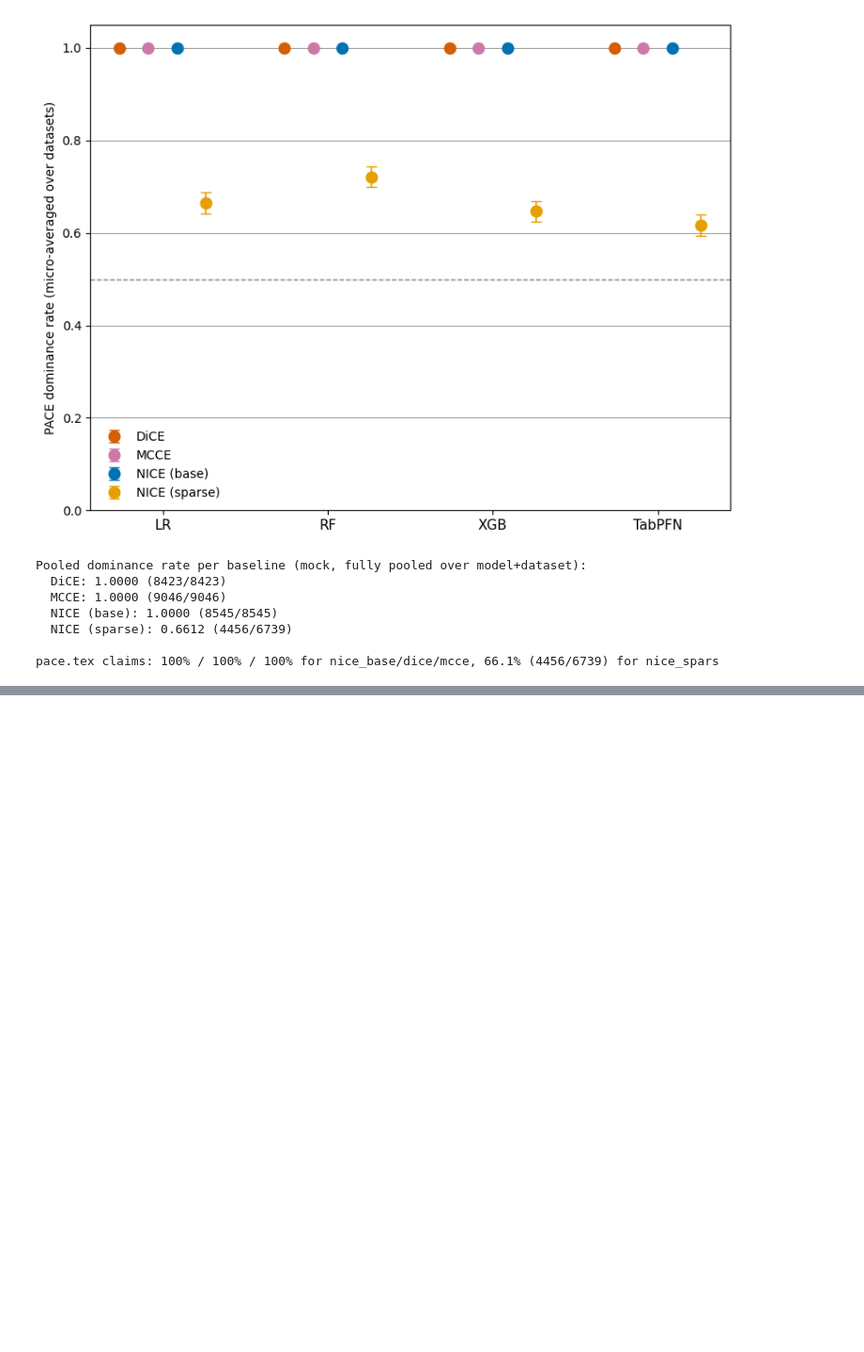
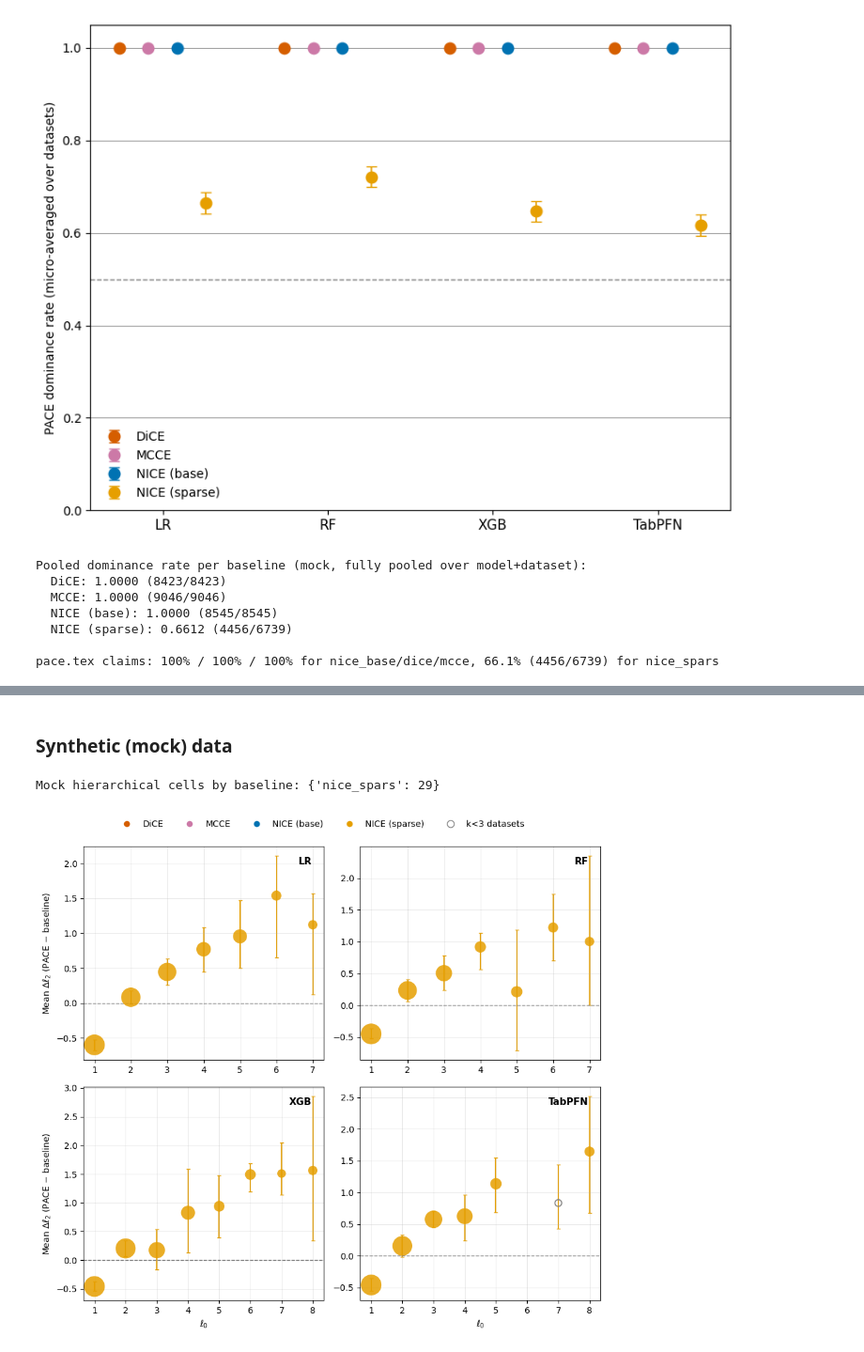
Before and after one commit to leonidaschristodoulou/cf-proposal, a Jupyter notebook: cfprop_analysis.ipynb, the cells around one changed output, grey strips where cells are left out. Shown at 94% size. Cells and saved outputs as stored; diff of their text form; code cells hidden in the pictures; blank space fills up the shorter version.

```diff
--- a/cfprop_analysis.ipynb
+++ b/cfprop_analysis.ipynb
@@ -1088,0 +1157,17 @@ pace.tex claims: 100% / 100% / 100% for nice_base/dice/mcce, 66.1% (4456/6739) f
+# %% [markdown]
+### Synthetic (mock) data
+# %%
+df_mock_hier = joblib.load("output_mockdata.joblib")
+wide_mock_hier, _, _ = make_paired_table(df_mock_hier)
+
+hier_results_mock = combine_hierarchical_results(wide_mock_hier, baselines=["dice", "mcce", "nice_base", "nice_spars"],
+                                                  models=["LR", "RF", "XGB", "TabPFN"])
+
+print(f"Mock hierarchical cells by baseline: {hier_results_mock.groupby('baseline').size().to_dict()}")
+
+fig_hm, _ = plot_l0_vs_l2diff_by_model(hier_results_mock, baselines=["dice", "mcce", "nice_base", "nice_spars"],
+                                       outpath="mock_hier_l0_vs_l2diff_by_model.pdf")
+plt.show()
+# %% [output]
+Mock hierarchical cells by baseline: {'nice_spars': 29}
+[figure, added]
```
Also changed, not shown: parts of 5 cells of this notebook.
